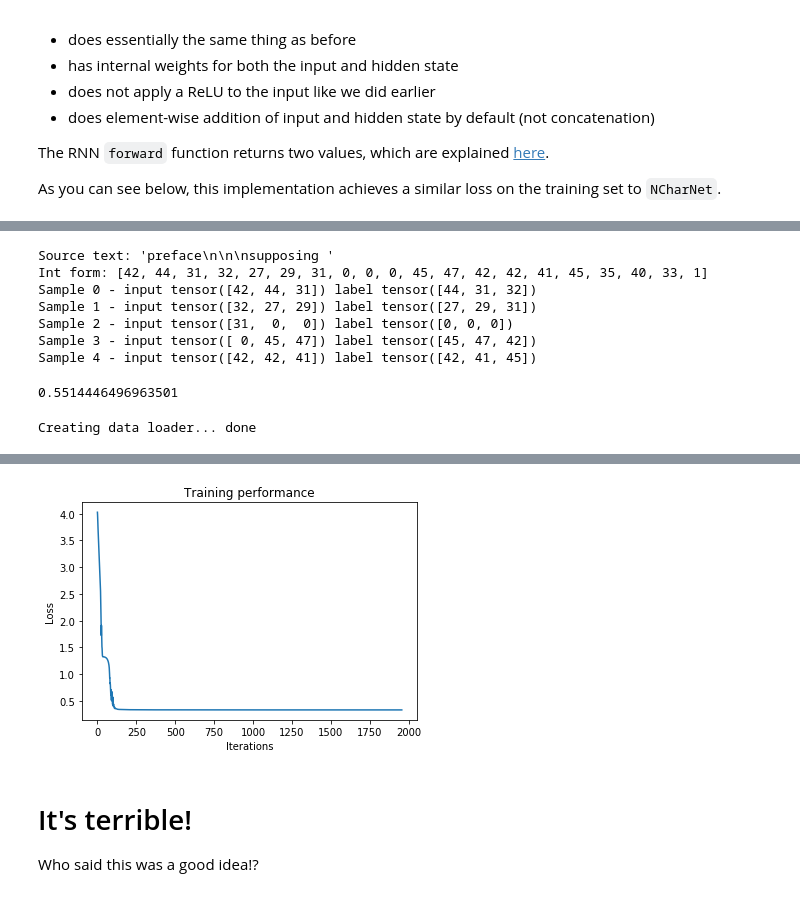
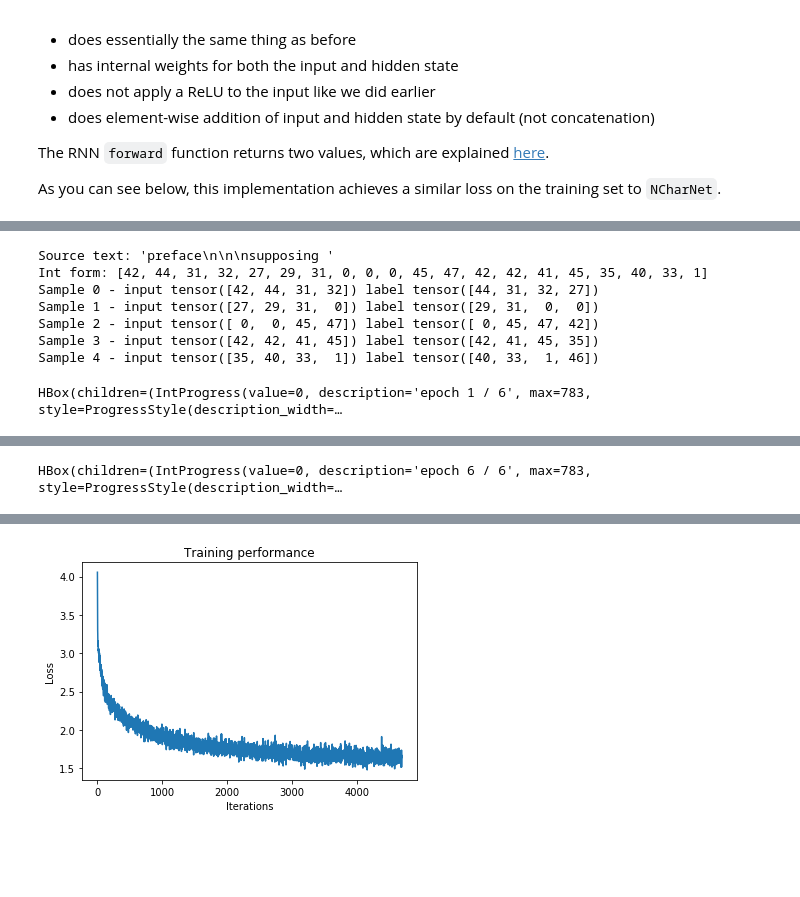
Before and after one commit to MattSegal/fastai-notes, a Jupyter notebook: notebooks/character-rnn.ipynb, the cells around one changed output, grey strips where cells are left out. Cells and saved outputs as stored; diff of their text form; code cells hidden in the pictures; blank space fills up the shorter version.

```diff
--- a/notebooks/character-rnn.ipynb
+++ b/notebooks/character-rnn.ipynb
@@ -753,7 +762,7 @@ class SegmentedTextDataset(TextDataset):
     def __getitem__(self, idx):
         """
         Get item by integer index,
-        returns (x_1, x_2, ..., x_n), (x_2, x_3, ..., x_n+1)
+        returns (x_1, x_2, ..., x_n), (x_2, x_3, ..., x_{n+1})
         """
         i = idx * self.num_chars
         inputs = torch.tensor([self.char_to_idx[c] for c in self.text[i:i + self.num_chars]])
@@ -761,7 +770,7 @@ class SegmentedTextDataset(TextDataset):
         return inputs, label
 # %%
 # Let's check that this works as intended.
-train_ds = SegmentedTextDataset(num_chars=3)
+train_ds = SegmentedTextDataset(num_chars=4)
 print('Source text:', repr(train_ds.text[:20]))
 print('Int form:', [train_ds.char_to_idx[c] for c in train_ds.text[:20]])
 for i in range(5):
@@ -770,11 +779,11 @@ for i in range(5):
 # %% [output]
 Source text: 'preface\n\n\nsupposing '
 Int form: [42, 44, 31, 32, 27, 29, 31, 0, 0, 0, 45, 47, 42, 42, 41, 45, 35, 40, 33, 1]
-Sample 0 - input tensor([42, 44, 31]) label tensor([44, 31, 32])
-Sample 1 - input tensor([32, 27, 29]) label tensor([27, 29, 31])
-Sample 2 - input tensor([31,  0,  0]) label tensor([0, 0, 0])
-Sample 3 - input tensor([ 0, 45, 47]) label tensor([45, 47, 42])
-Sample 4 - input tensor([42, 42, 41]) label tensor([42, 41, 45])
+Sample 0 - input tensor([42, 44, 31, 32]) label tensor([44, 31, 32, 27])
+Sample 1 - input tensor([27, 29, 31,  0]) label tensor([29, 31,  0,  0])
+Sample 2 - input tensor([ 0,  0, 45, 47]) label tensor([ 0, 45, 47, 42])
+Sample 3 - input tensor([42, 42, 41, 45]) label tensor([42, 41, 45, 35])
+Sample 4 - input tensor([35, 40, 33,  1]) label tensor([40, 33,  1, 46])
 # %%
 # Updating our model
 import torch.nn as nn
@@ -800,8 +809,9 @@ class NCharNetSegmented(nn.Module):
         # to ensure that our hidden-state activations start out stable
         self.rnn.weight_hh_l0.data.copy_(torch.eye(HIDDEN_PARAMS))
 
-        # Functions
-        self.softmax = nn.LogSoftmax(dim=1)
+        # We want to softmax over the vocab, where the input tensor
+        # has the shape (batch x sequence x vocab)
+        self.softmax = nn.LogSoftmax(dim=2)
 
     def forward(self, input_t):
         # Get the embedding for each character
@@ -830,50 +840,26 @@ class CrossEntropySequential:
         inputs: batch x seq x vocab => batch*seq x vocab
         target: batch x seq         => batch*seq
         """
-        _, _, vocab_size = inputs.shape
+        vocab_size = inputs.shape[2]
         flat_inputs = inputs.view(-1, vocab_size)
         flat_target = target.view(-1)
-#         print(flat_inputs.shape)
-#         print(flat_target.shape)
         return self.ce(flat_inputs, flat_target)
-# %%
-inputs = torch.tensor([
-    [[1, 0, 0], [0, 1, 0], [0, 0, 1], [0, 1, 0]],
-    [[0, 0, 1], [0, 0, 1], [0, 1, 0], [1, 0, 0]]
-], dtype=torch.float32)
-target = torch.tensor([
-    [0, 1, 2, 1],
-    [2, 2, 1, 0],
-])
-# print(inputs.shape)
-# batch_size, sequence_length, vocab = inputs.shape
-
-# reshaped_inputs = inputs.view(-1, vocab)
-# print(reshaped_inputs)
-# reshaped_target = target.transpose(0, 1).contiguous().view(-1)
-# reshaped_target = target.view(-1)
-# print(reshaped_target)
-
-# inputs = torch.tensor([
-#     [[1, 0, 0], [1, 0, 0], [1, 0, 0], [1, 0, 0]],
-#     [[1, 0, 0], [1, 0, 0], [1, 0, 0], [1, 0, 0]]
-# ], dtype=torch.float32)
-# target = torch.tensor([
-#     [0, 0, 0, 0],
-#     [0, 0, 0, 0],
-# ])
-
-criterion = CrossEntropySequential()
-criterion(inputs, target).item()
-# %% [output]
-0.5514446496963501
 # %%
 # Train NCharNetSegmented for a few epochs.
 n = 12
+num_epochs = 6
+batch_size = 64
+
 data_set = SegmentedTextDataset(num_chars=n)
-data_set.text = 1000000 * 'abc'
 criterion = CrossEntropySequential()
 n_char_segmented_net = NCharNetSegmented().cuda()
-train_net(n_char_segmented_net, data_set, num_epochs=4, batch_size=512, criterion=criterion)
+trainer = Trainer(
+    n_char_segmented_net,
+    data_set,
+    num_epochs=num_epochs,
+    batch_size=batch_size,
+    criterion=criterion
+)
+trainer.train()
 # %% [output]
-Creating data loader... done
+HBox(children=(IntProgress(value=0, description='epoch 1 / 6', max=783, style=ProgressStyle(description_width=…
@@ -887,0 +875 @@ epoch 4 / 4, loss: 0.3340
+HBox(children=(IntProgress(value=0, description='epoch 6 / 6', max=783, style=ProgressStyle(description_width=…
@@ -888,8 +877,4 @@ epoch 4 / 4, loss: 0.3340
-[figure, old version]
+[figure, new version]
-# %% [markdown]
-# It's terrible!
-
-Who said this was a good idea!?
 # %%
 import random
 
```
Also changed, not shown: parts of 32 cells of this notebook.
